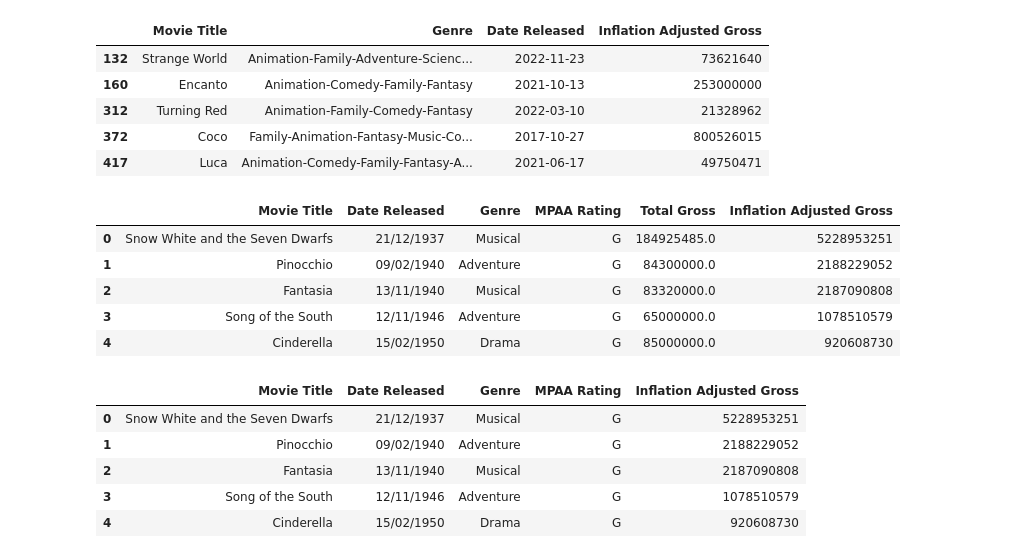
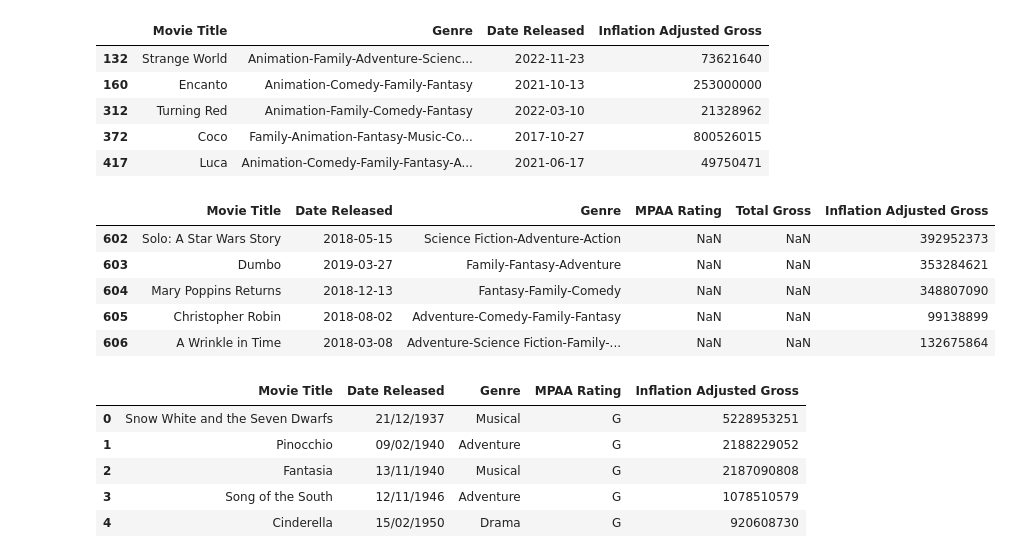
Before and after one commit to wtfmadrid/MDSA-Case-Study, a Jupyter notebook: preprocessing.ipynb, the cells around one changed output. Saved outputs shown, nothing was run; the diff lists cells and outputs as text; code cells hidden in the pictures.

```diff
--- a/preprocessing.ipynb
+++ b/preprocessing.ipynb
@@ -227,7 +227,7 @@ Spearman correlation: 0.016012590412711435
 # %%
 # No relationship between title length and gross revenue. Both correlations are close to zero.
 # %%
-all_movie = pd.read_csv(r'D:\MDSA Case Study\Movies Daily Update Dataset export 2026-02-16 00-40-22.csv')
+all_movie = pd.read_csv(r'D:\MDSA Case Study\Movies Daily Update Dataset export 2026-02-16 00-40-22\Movies Daily Update Dataset export 2026-02-16 00-40-22.csv')
 # %%
 all_movie.head()
 # %% [output]
@@ -240,5 +240,5 @@ all_movie.head()
 # %%
-all_movie.drop(columns=['Unnamed: 14', 'Unnamed: 15', 'tagline', 'Unnamed: 3'], inplace=True)
+all_movie.drop(columns=['credits', 'keywords', 'poster_path', 'backdrop_path', 'recommendations', 'tagline', 'overview', 'id'], inplace=True)
 # %%
 all_movie.head()
 # %% [output]
@@ -299,8 +299,8 @@ to_add.head()
 to_add.drop(columns=['original_language', 'popularity', 'status', 'vote_average', 'vote_count', 'budget', 'runtime'], inplace=True)
 # %%
 to_add.rename(columns={
-    'Movie Name': 'Movie Title',
-    'Release Date': 'Date Released',
+    'title': 'Movie Title',
+    'release_date': 'Date Released',
     'genres': 'Genre',
 }, inplace=True)
 # %%
@@ -329,14 +329,14 @@ to_add.head()
 # %%
 combined = pd.concat([disney_data, to_add], ignore_index=True)
 # %%
-combined.head()
+combined.tail()
 # %% [output]
 |  | Movie Title | Date Released | Genre | MPAA Rating | Total Gross | Inflation Adjusted Gross |
-| 0 | Snow White and the Seven Dwarfs | 21/12/1937 | Musical | G | 184925485.0 | 5228953251 |
-| 1 | Pinocchio | 09/02/1940 | Adventure | G | 84300000.0 | 2188229052 |
-| 2 | Fantasia | 13/11/1940 | Musical | G | 83320000.0 | 2187090808 |
-| 3 | Song of the South | 12/11/1946 | Adventure | G | 65000000.0 | 1078510579 |
-| 4 | Cinderella | 15/02/1950 | Drama | G | 85000000.0 | 920608730 |
+| 602 | Solo: A Star Wars Story | 2018-05-15 | Science Fiction-Adventure-Action | NaN | NaN | 392952373 |
+| 603 | Dumbo | 2019-03-27 | Family-Fantasy-Adventure | NaN | NaN | 353284621 |
+| 604 | Mary Poppins Returns | 2018-12-13 | Fantasy-Family-Comedy | NaN | NaN | 348807090 |
+| 605 | Christopher Robin | 2018-08-02 | Adventure-Comedy-Family-Fantasy | NaN | NaN | 99138899 |
+| 606 | A Wrinkle in Time | 2018-03-08 | Adventure-Science Fiction-Family-... | NaN | NaN | 132675864 |
 # %%
 combined.drop(columns=['Total Gross'], inplace=True)
 # %%
```
Also changed, not shown: parts of 15 cells of this notebook, 5 other files.
